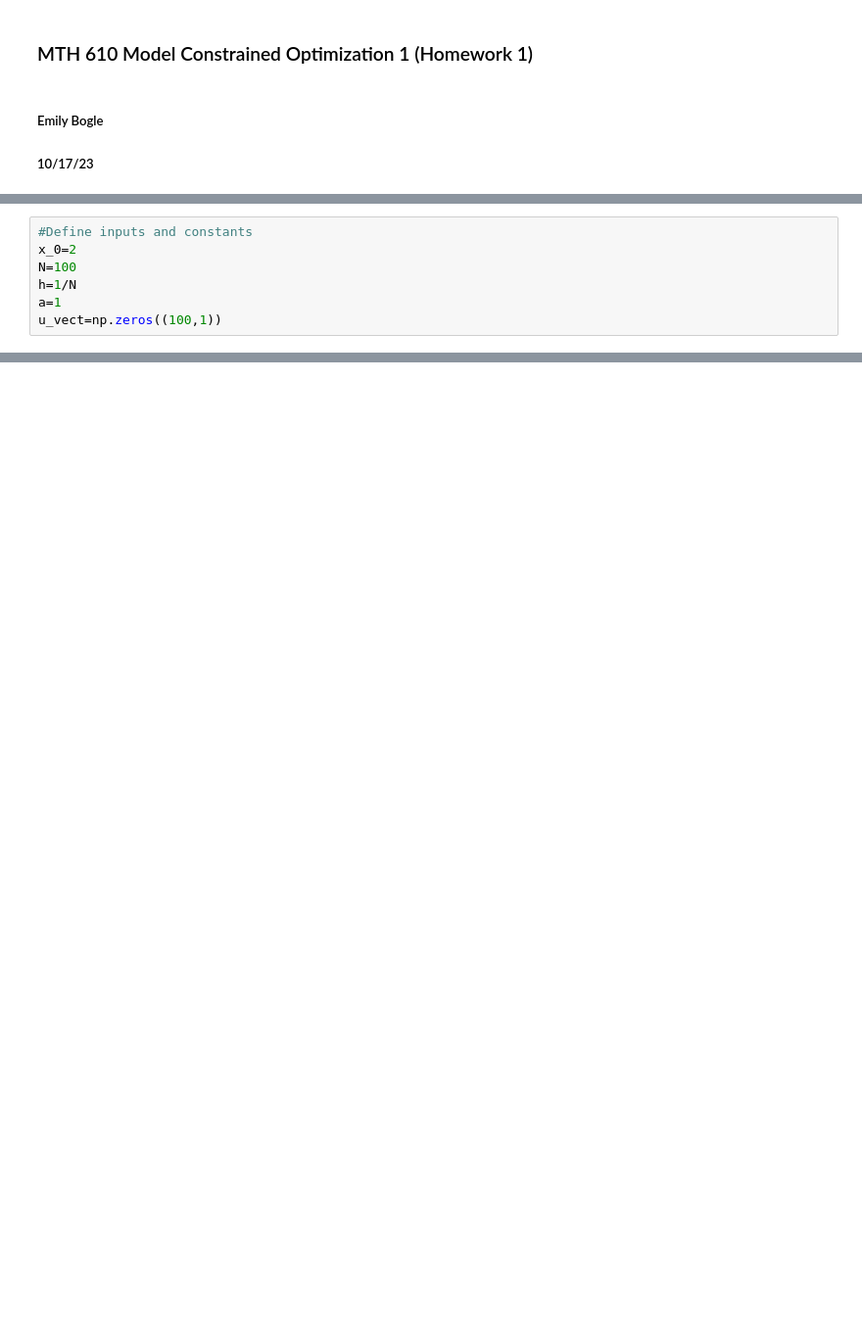
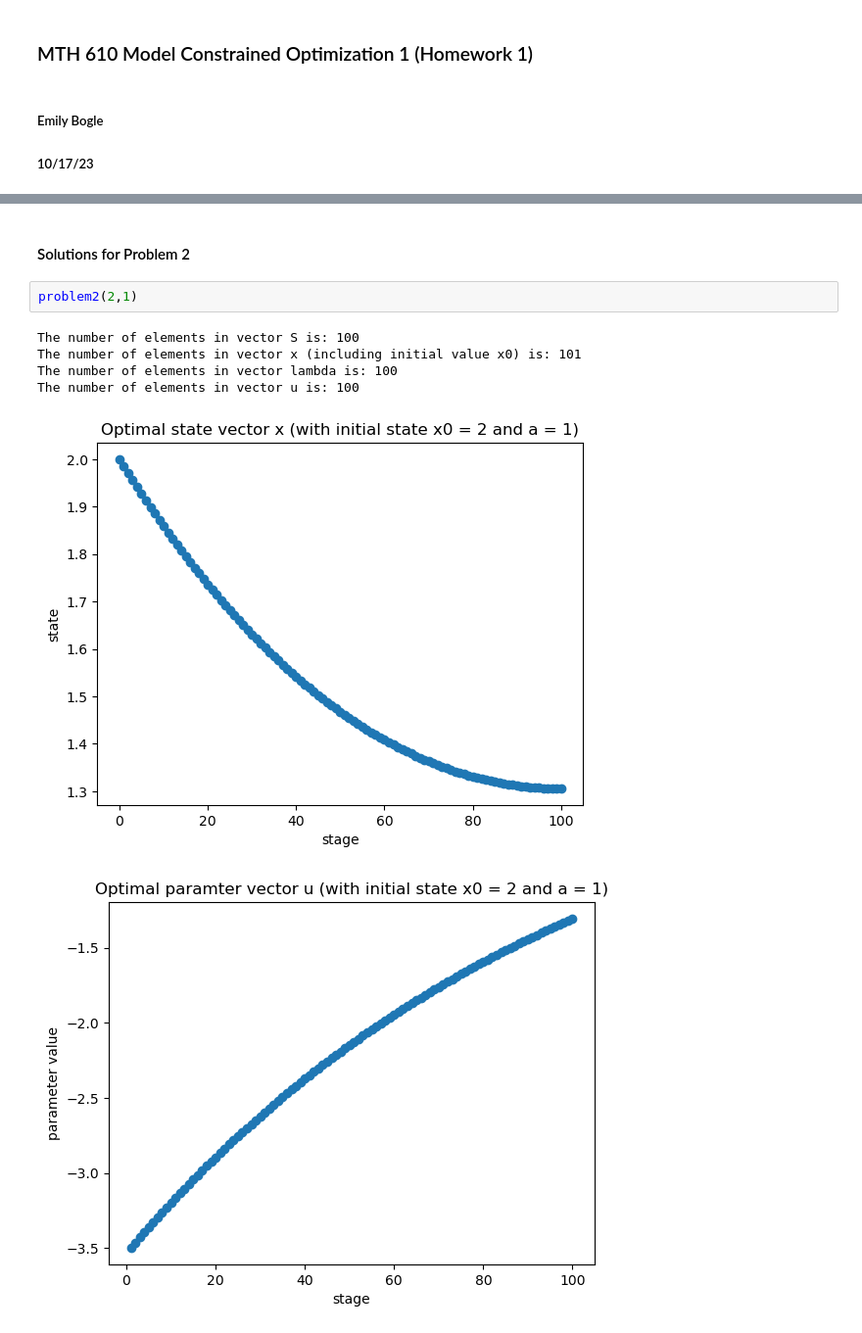
Before and after one commit to eabogle/numerical-optimization, a Jupyter notebook: model_constrained/Homework 1.ipynb, the cells around one changed output, grey strips where cells are left out. Shown at 98% size. Cells and saved outputs as stored; diff of their text form; blank space fills up the shorter version.

Commit message:
Finished Problem 2

```diff
--- a/model_constrained/Homework 1.ipynb
+++ b/model_constrained/Homework 1.ipynb
@@ -119,7 +34,0 @@ import numpy as np
-# %%
-#Define inputs and constants
-x_0=2
-N=100
-h=1/N
-a=1
-u_vect=np.zeros((100,1))
@@ -198,0 +189,11 @@ lambda_vect = back_propogation(lambda_N, x_vect, h, a)
+# %% [markdown]
+#### Solutions for Problem 2
+# %%
+problem2(2,1)
+# %% [output]
+The number of elements in vector S is: 100
+The number of elements in vector x (including initial value x0) is: 101
+The number of elements in vector lambda is: 100
+The number of elements in vector u is: 100
+[figure, added]
+[figure, added]
```
Also changed, not shown: parts of 18 cells of this notebook.
